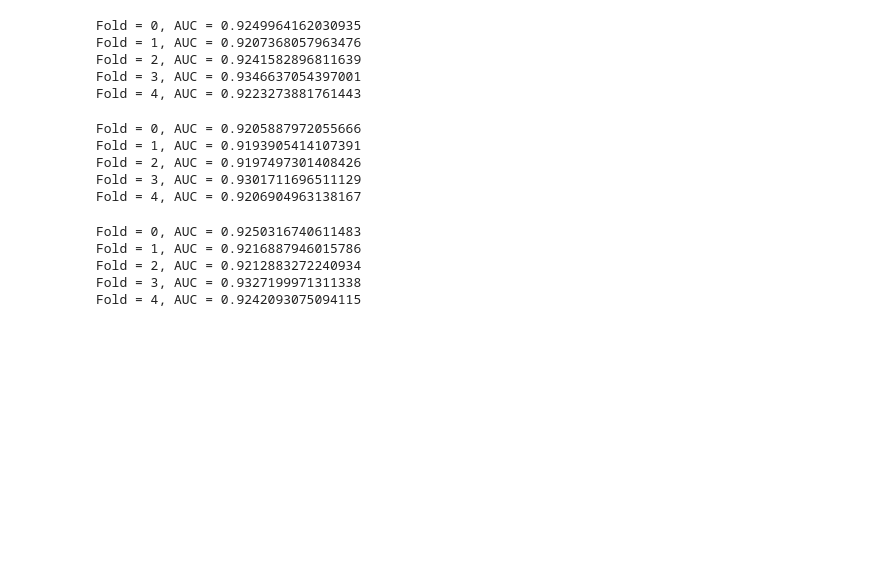
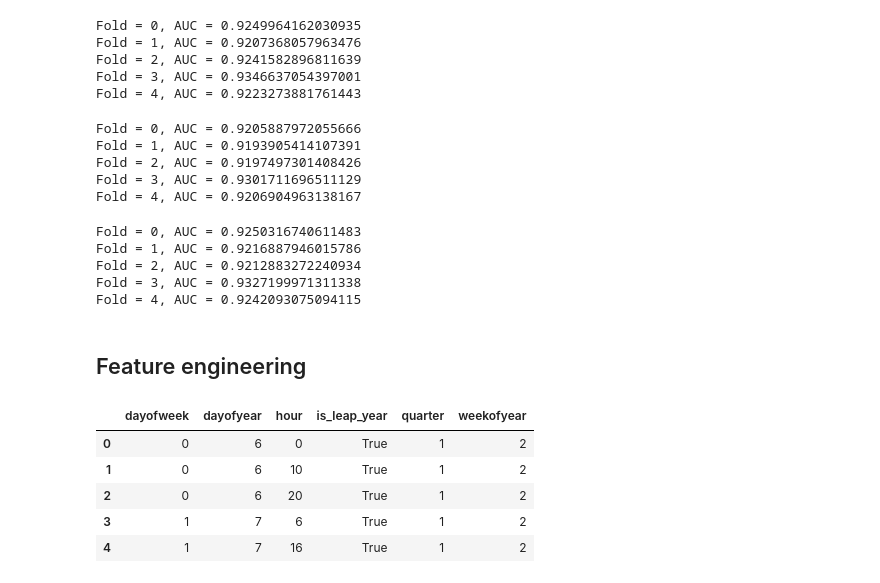
Before and after one commit to rafaelPassarinho/AAAMLP, a Jupyter notebook: AAAMLP.ipynb, the cells around one changed output. Saved outputs shown, nothing was run; the diff lists cells and outputs as text; code cells hidden in the pictures; blank space fills up the shorter version.

```diff
--- a/AAAMLP.ipynb
+++ b/AAAMLP.ipynb
@@ -2726,3 +2724,31 @@ def create_model(data, catcols):
 def run(fold):
     # load the full training data with folds
     df = pd.read_csv('')
+# %% [markdown]
+## Feature engineering
+# %%
+import pandas as pd
+
+# create a series of datetime with a frequency of 10 hours
+s = pd.date_range('2020-01-06', '2020-01-10', freq='10H').to_series()
+
+# create some features based on datetime
+features = {
+    'dayofweek': s.dt.dayofweek.values,
+    'dayofyear': s.dt.dayofyear.values,
+    'hour': s.dt.hour.values,
+    'is_leap_year': s.dt.is_leap_year.values,
+    'quarter': s.dt.quarter.values,
+    'weekofyear': s.dt.weekofyear.values,
+}
+
+# create a dataframe from the features
+df = pd.DataFrame(features)
+df.head()
+# %% [output]
+|  | dayofweek | dayofyear | hour | is_leap_year | quarter | weekofyear |
+| 0 | 0 | 6 | 0 | True | 1 | 2 |
+| 1 | 0 | 6 | 10 | True | 1 | 2 |
+| 2 | 0 | 6 | 20 | True | 1 | 2 |
+| 3 | 1 | 7 | 6 | True | 1 | 2 |
+| 4 | 1 | 7 | 16 | True | 1 | 2 |
```
Also changed, not shown: parts of 5 cells of this notebook.
